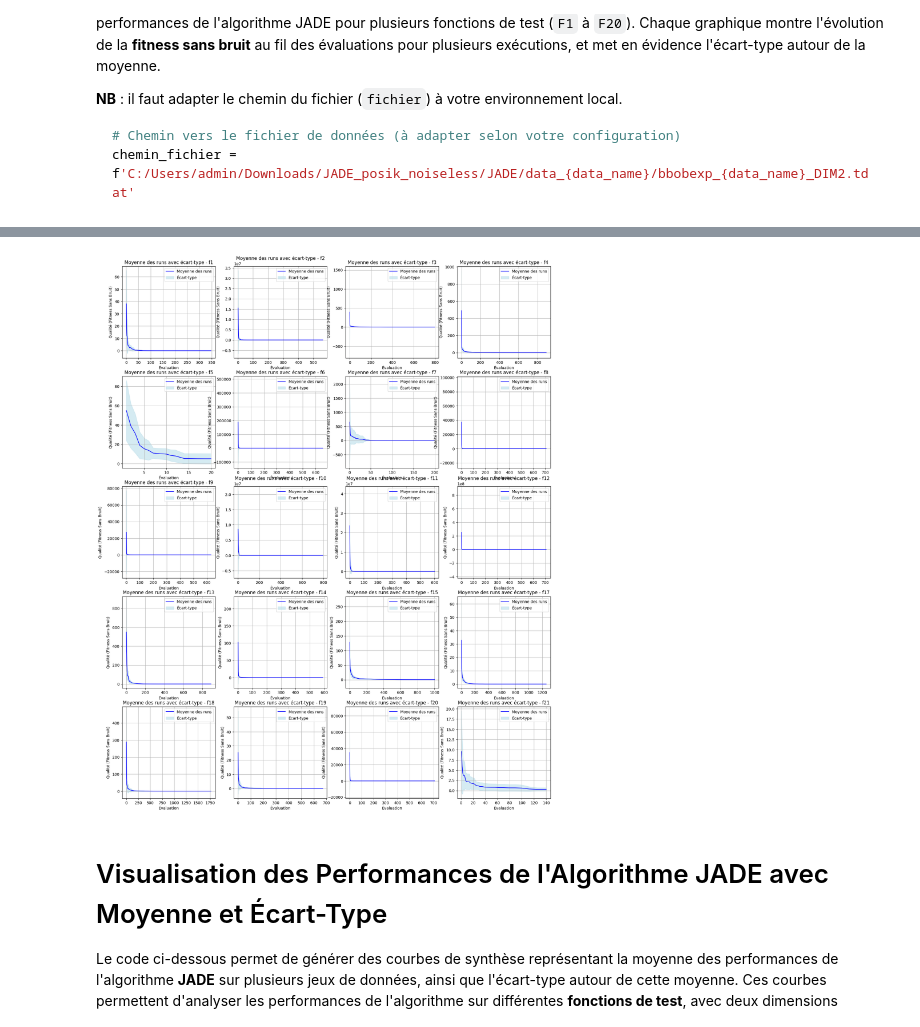
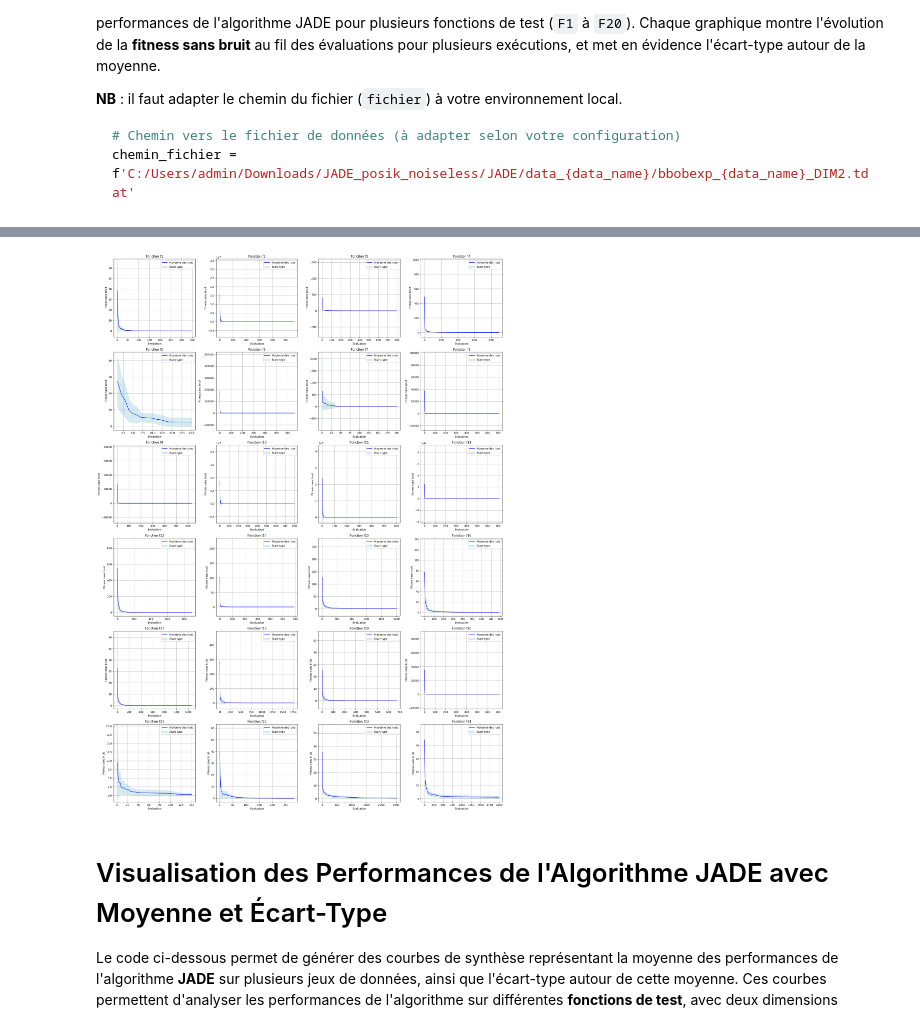
Before and after one commit to safael-alami/Projet-Presentation-de-la-Recherche, a Jupyter notebook: Présentation de la Recherche - Notebook.ipynb, the cells around one changed output, grey strips where cells are left out. Saved outputs shown, nothing was run; the diff lists cells and outputs as text; code cells hidden in the pictures.

Commit message:
Fusion avec le dépôt distant

````diff
--- a/Présentation de la Recherche - Notebook.ipynb
+++ b/Présentation de la Recherche - Notebook.ipynb
@@ -319,6 +319,8 @@ chemin_fichier = f'C:/Users/admin/Downloads/JADE_posik_noiseless/JADE/data_{data
 ```
 # %%
 import numpy as np
+import pandas as pd
+import matplotlib.pyplot as plt
 
 def lire_donnees(fichier):
     """
@@ -351,72 +353,68 @@ def lire_donnees(fichier):
         df = pd.DataFrame(donnees, columns=colonnes)
         yield df
 
-# Liste des fonctions à analyser
-fichiers = [
-    'f1', 'f2', 'f3', 'f4', 'f5', 'f6', 'f7', 'f8', 'f9', 'f10',
-    'f11', 'f12', 'f13', 'f14', 'f15', 'f17', 'f18', 'f19', 'f20','f21','f22','f23','f24'
-]
+# Liste complète des fonctions de f1 à f24
+fichiers = [f'f{i}' for i in range(1, 25)]
 
-# Création d'une figure avec plusieurs sous-graphiques
-fig, axes = plt.subplots(nrows=5, ncols=4, figsize=(20, 25))
+# Création de la figure
+fig, axes = plt.subplots(nrows=6, ncols=4, figsize=(22, 30))
 axes = axes.flatten()
 
 # Boucle sur chaque fonction
 for idx, data_name in enumerate(fichiers):
     chemin_fichier = f'C:/Users/admin/Downloads/JADE_posik_noiseless/JADE/data_{data_name}/bbobexp_{data_name}_DIM2.tdat'
 
-    # Récupérer toutes les exécutions
-    executions = list(lire_donnees(chemin_fichier))
-    moyennes = None
-    ecart_types = None
+    try:
+        executions = list(lire_donnees(chemin_fichier))
+        moyennes = None
+        ecart_types = None
 
-    # Calculer la moyenne et l'écart-type des runs
-    for exec_num, df_exec in enumerate(executions):
-        df_exec['evaluation'] = pd.to_numeric(df_exec['evaluation'])
-        df_exec['fitness_sans_bruit_meilleure'] = pd.to_numeric(df_exec['fitness_sans_bruit_meilleure'])
+        for df_exec in executions:
+            df_exec['evaluation'] = pd.to_numeric(df_exec['evaluation'])
+            df_exec['fitness_sans_bruit_meilleure'] = pd.to_numeric(df_exec['fitness_sans_bruit_meilleure'])
 
-        if moyennes is None:
-            moyennes = df_exec[['evaluation', 'fitness_sans_bruit_meilleure']].copy()
-            moyennes['fitness_sans_bruit_meilleure'] = moyennes['fitness_sans_bruit_meilleure'].astype(float)
-            ecart_types = df_exec[['evaluation', 'fitness_sans_bruit_meilleure']].copy()
-            ecart_types['fitness_sans_bruit_meilleure'] = ecart_types['fitness_sans_bruit_meilleure'].astype(float) ** 2
-        else:
-            moyennes['fitness_sans_bruit_meilleure'] += df_exec['fitness_sans_bruit_meilleure'].astype(float)
-            ecart_types['fitness_sans_bruit_meilleure'] += (df_exec['fitness_sans_bruit_meilleure'].astype(float) ** 2)
+            if moyennes is None:
+                moyennes = df_exec[['evaluation', 'fitness_sans_bruit_meilleure']].copy()
+                moyennes['fitness_sans_bruit_meilleure'] = moyennes['fitness_sans_bruit_meilleure'].astype(float)
+                ecart_types = df_exec[['evaluation', 'fitness_sans_bruit_meilleure']].copy()
+                ecart_types['fitness_sans_bruit_meilleure'] = ecart_types['fitness_sans_bruit_meilleure'].astype(float) ** 2
+            else:
+                moyennes['fitness_sans_bruit_meilleure'] += df_exec['fitness_sans_bruit_meilleure'].astype(float)
+                ecart_types['fitness_sans_bruit_meilleure'] += df_exec['fitness_sans_bruit_meilleure'].astype(float) ** 2
 
-    # Calcul de la moyenne
-    moyennes['fitness_sans_bruit_meilleure'] /= len(executions)
+        moyennes['fitness_sans_bruit_meilleure'] /= len(executions)
+        ecart_types['fitness_sans_bruit_meilleure'] = np.sqrt(
+            (ecart_types['fitness_sans_bruit_meilleure'] / len(executions)) -
+            (moyennes['fitness_sans_bruit_meilleure'] ** 2)
+        )
 
-    # Calcul de l'écart-type (formule: sqrt(E[X²] - E[X]²))
-    ecart_types['fitness_sans_bruit_meilleure'] = np.sqrt(
-        (ecart_types['fitness_sans_bruit_meilleure'] / len(executions)) -
-        (moyennes['fitness_sans_bruit_meilleure'] ** 2)
-    )
+        axes[idx].plot(moyennes['evaluation'], moyennes['fitness_sans_bruit_meilleure'],
+                       label='Moyenne des runs', color='blue')
+        axes[idx].fill_between(
+            moyennes['evaluation'],
+            moyennes['fitness_sans_bruit_meilleure'] - ecart_types['fitness_sans_bruit_meilleure'],
+            moyennes['fitness_sans_bruit_meilleure'] + ecart_types['fitness_sans_bruit_meilleure'],
+            color='lightblue', alpha=0.5, label='Écart-type'
+        )
+        axes[idx].set_title(f'Fonction {data_name}')
+        axes[idx].set_xlabel('Évaluation')
+        axes[idx].set_ylabel('Fitness sans bruit')
+        axes[idx].legend()
+        axes[idx].grid(True)
 
-    # Tracer la moyenne et l'écart-type
-    axes[idx].plot(moyennes['evaluation'], moyennes['fitness_sans_bruit_meilleure'],
-                   label='Moyenne des runs', color='blue')
-    axes[idx].fill_between(
-        moyennes['evaluation'],
-        moyennes['fitness_sans_bruit_meilleure'] - ecart_types['fitness_sans_bruit_meilleure'],
-        moyennes['fitness_sans_bruit_meilleure'] + ecart_types['fitness_sans_bruit_meilleure'],
-        color='lightblue', alpha=0.5, label='Écart-type'
-    )
-
-    # Configuration des axes et légendes
-    axes[idx].set_xlabel('Évaluation')
-    axes[idx].set_ylabel('Qualité (Fitness Sans Bruit)')
-    axes[idx].set_title(f'Moyenne des runs avec écart-type - {data_name}')
-    axes[idx].grid(True)
-    axes[idx].legend()
+    except FileNotFoundError:
+        axes[idx].set_title(f'{data_name} - Fichier manquant')
+        axes[idx].axis('off')
+    except Exception as e:
+        axes[idx].set_title(f'{data_name} - Erreur')
+        axes[idx].axis('off')
+        print(f"Erreur dans le traitement de {data_name} : {e}")
 
 # Supprimer les axes inutilisés
 for i in range(len(fichiers), len(axes)):
     fig.delaxes(axes[i])
 
-# Ajuster la mise en page
+# Mise en page finale
 plt.tight_layout()
-
-# Afficher le graphique
 plt.show()
 # %% [output]
@@ -424,4 +421,4 @@ IndexError: index 20 is out of bounds for axis 0 with size 20
-[figure, old version]
+[figure, new version]
 # %% [markdown]
 # Visualisation des Performances de l'Algorithme JADE avec Moyenne et Écart-Type
 
````
Also changed, not shown: parts of 1 cell of this notebook.
